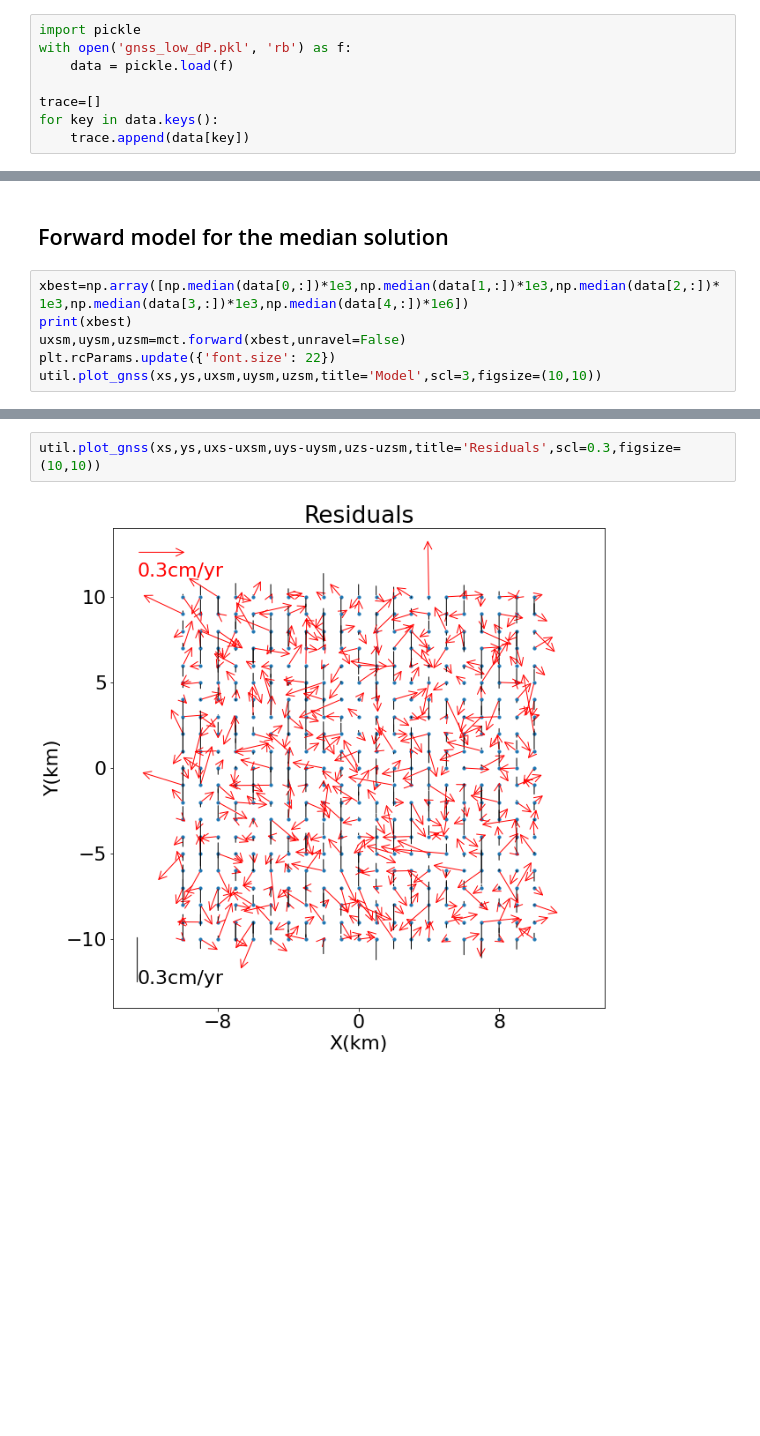
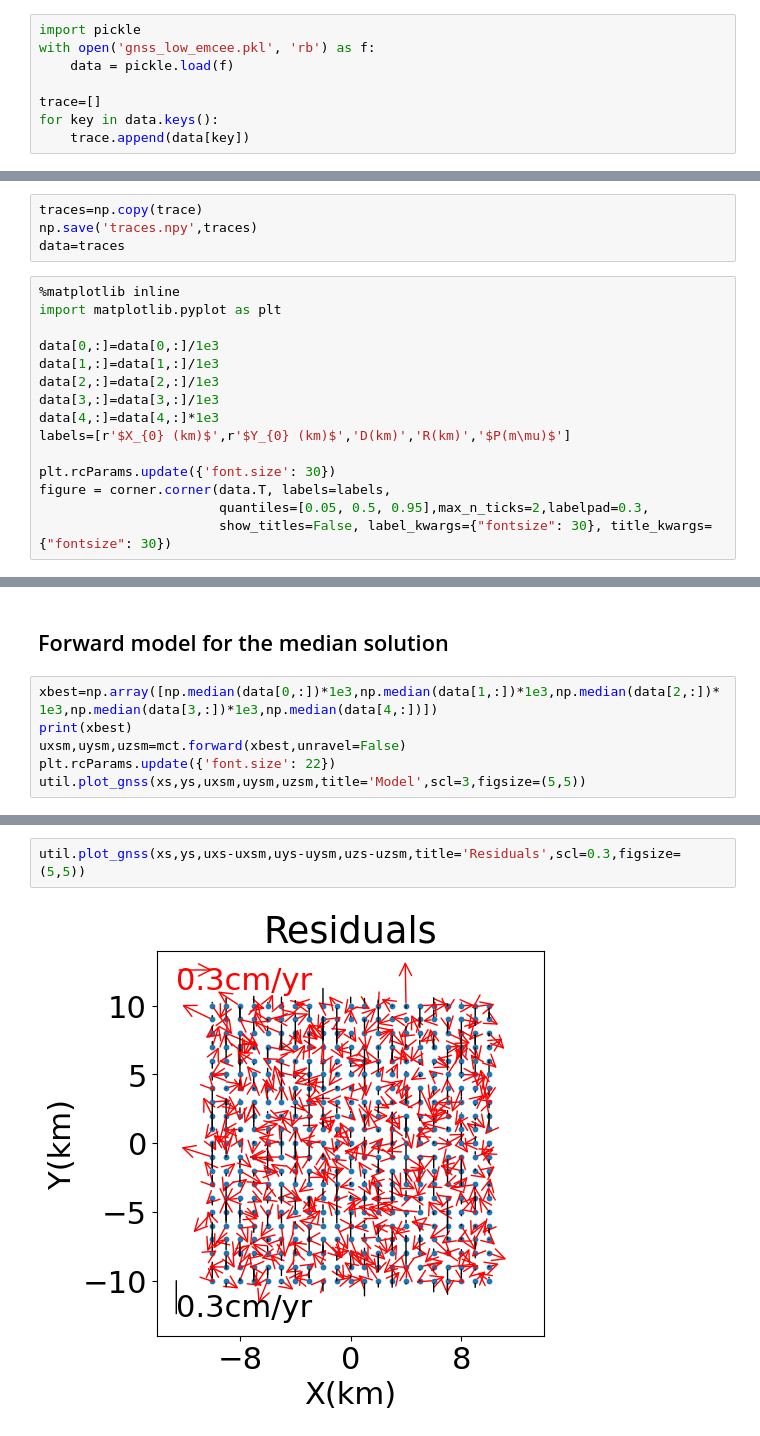
Before and after one commit to uafgeotools/vmod, a Jupyter notebook: dvd_gnss_low.ipynb, the cells around one changed output, grey strips where cells are left out. Saved outputs shown, nothing was run; the diff lists cells and outputs as text; blank space fills up the shorter version.

```diff
--- a/dvd_gnss_low.ipynb
+++ b/dvd_gnss_low.ipynb
@@ -101,6 +95,6 @@ None
 # %%
 import pickle
-with open('gnss_low_dP.pkl', 'rb') as f:
+with open('gnss_low_emcee.pkl', 'rb') as f:
     data = pickle.load(f)
 
 trace=[]
@@ -181,0 +103,19 @@ WARNING:root:Too few points to create valid contours
+# %%
+traces=np.copy(trace)
+np.save('traces.npy',traces)
+data=traces
+# %%
+%matplotlib inline
+import matplotlib.pyplot as plt
+
+data[0,:]=data[0,:]/1e3
+data[1,:]=data[1,:]/1e3
+data[2,:]=data[2,:]/1e3
+data[3,:]=data[3,:]/1e3
+data[4,:]=data[4,:]*1e3
+labels=[r'$X_{0} (km)$',r'$Y_{0} (km)$','D(km)','R(km)','$P(m\mu)$']
+
+plt.rcParams.update({'font.size': 30})
+figure = corner.corner(data.T, labels=labels,
+                       quantiles=[0.05, 0.5, 0.95],max_n_ticks=2,labelpad=0.3,
+                       show_titles=False, label_kwargs={"fontsize": 30}, title_kwargs={"fontsize": 30})
@@ -182,9 +124,9 @@ WARNING:root:Too few points to create valid contours
 # %% [markdown]
 ## Forward model for the median solution
 # %%
-xbest=np.array([np.median(data[0,:])*1e3,np.median(data[1,:])*1e3,np.median(data[2,:])*1e3,np.median(data[3,:])*1e3,np.median(data[4,:])*1e6])
+xbest=np.array([np.median(data[0,:])*1e3,np.median(data[1,:])*1e3,np.median(data[2,:])*1e3,np.median(data[3,:])*1e3,np.median(data[4,:])])
 print(xbest)
 uxsm,uysm,uzsm=mct.forward(xbest,unravel=False)
 plt.rcParams.update({'font.size': 22})
-util.plot_gnss(xs,ys,uxsm,uysm,uzsm,title='Model',scl=3,figsize=(10,10))
+util.plot_gnss(xs,ys,uxsm,uysm,uzsm,title='Model',scl=3,figsize=(5,5))
 # %% [output]
@@ -194,4 +136,4 @@ util.plot_gnss(xs,ys,uxsm,uysm,uzsm,title='Model',scl=3,figsize=(10,10))
 # %%
-util.plot_gnss(xs,ys,uxs-uxsm,uys-uysm,uzs-uzsm,title='Residuals',scl=0.3,figsize=(10,10))
+util.plot_gnss(xs,ys,uxs-uxsm,uys-uysm,uzs-uzsm,title='Residuals',scl=0.3,figsize=(5,5))
 # %% [output]
-[figure, old version]
+[figure, new version]
```
Also changed, not shown: parts of 15 cells of this notebook, 30 other files.
